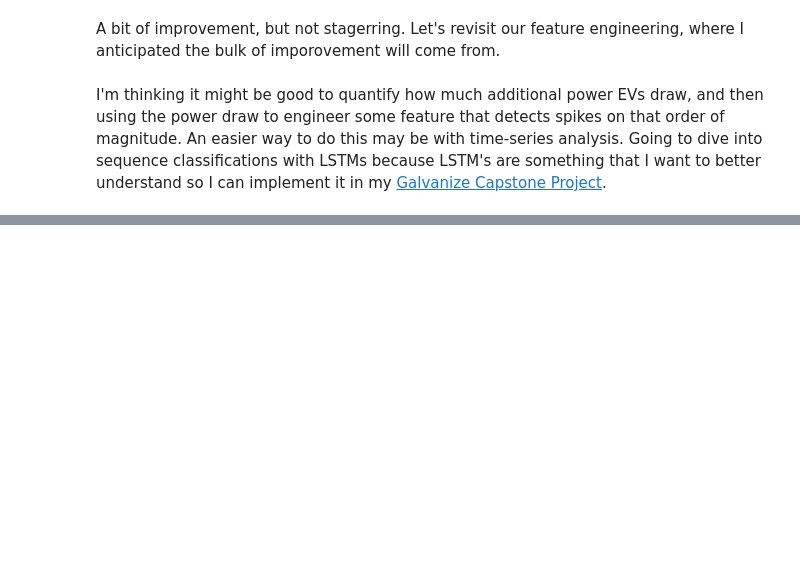
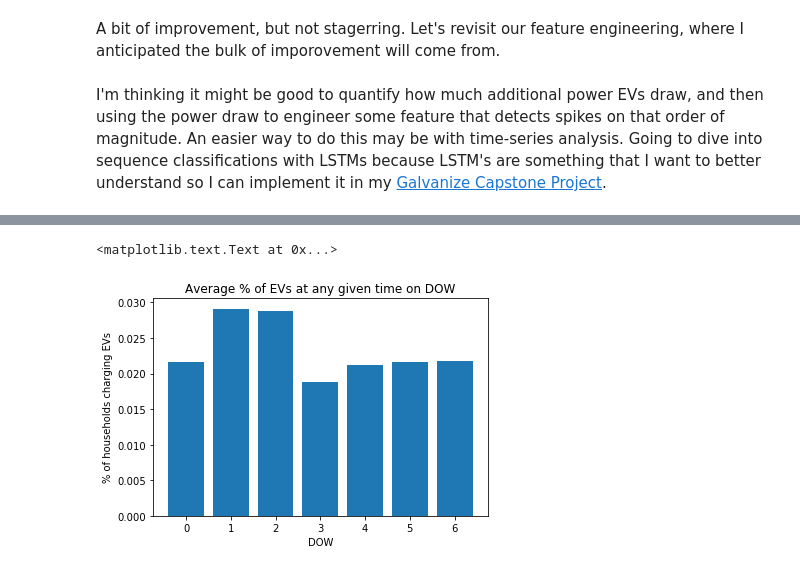
Before and after one commit to kykiefer/electric-vehicle-detection, a Jupyter notebook: eda.ipynb, the cells around one changed output, grey strips where cells are left out. Cells and saved outputs as stored; diff of their text form; code cells hidden in the pictures; blank space fills up the shorter version.

```diff
--- a/eda.ipynb
+++ b/eda.ipynb
@@ -202,0 +251,29 @@ I'm thinking it might be good to quantify how much additional power EVs draw, an
+# %%
+def chunk_it(seq, num):
+  avg = len(seq) / float(num)
+  out = []
+  last = 0.0
+
+  while last < len(seq):
+    day = seq[int(last):int(last + avg)]
+    day_avg = sum(day)/len(day)
+    out.append(day_avg)
+    last += avg
+
+  return out
+# %%
+daily_avg = chunk_it(perc_homes_charing_by_interval, 60)
+# %%
+intervals = range(0,7)  # 48 half hour intervals in a day
+dow_avg = []
+for i in intervals:
+    inter = daily_avg[i::7]
+    dow_avg.append(sum(inter)/len(inter))
+# %%
+plt.bar(intervals, dow_avg)
+plt.title('Average % of EVs at any given time on DOW')
+plt.ylabel('% of households charging EVs')
+plt.xlabel('DOW')
+# %% [output]
+<matplotlib.text.Text at 0x...>
+[figure, added]
```
Also changed, not shown: parts of 10 cells of this notebook.
